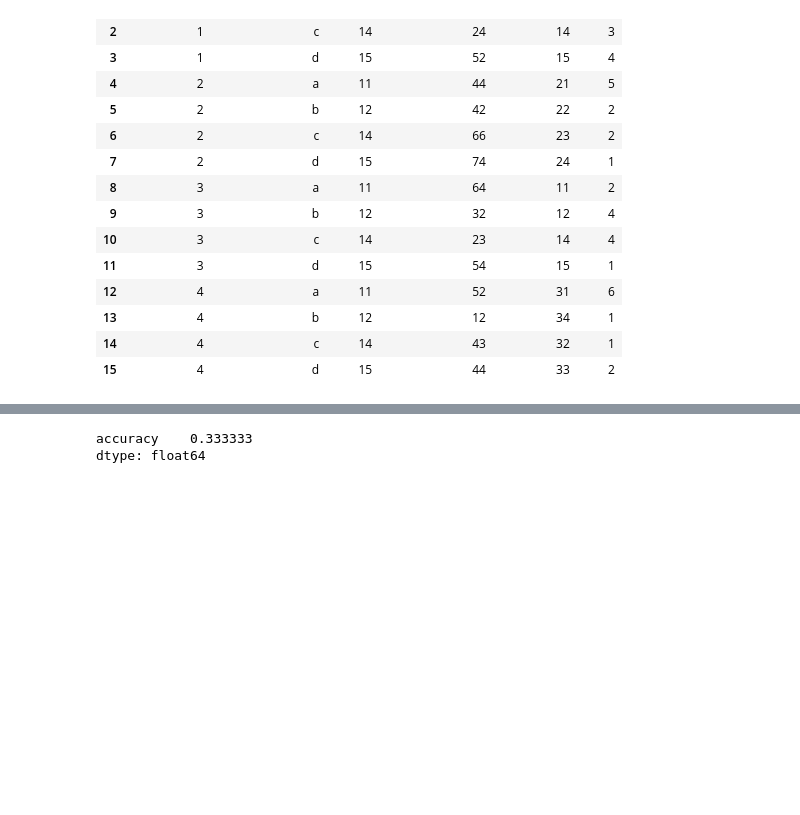
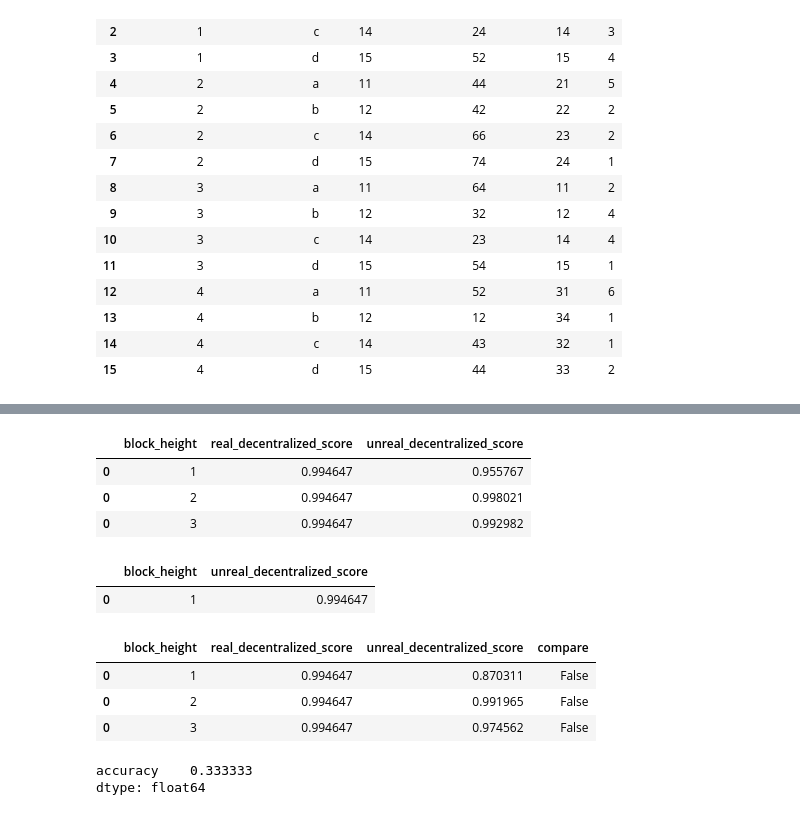
Before and after one commit to hainguyenhuy2002/orchai_validator, a Jupyter notebook: notebooks/01_test.ipynb, the cells around one changed output, grey strips where cells are left out. Drawn from its saved outputs; the diff is of its cells as text; code cells hidden in the pictures; blank space fills up the shorter version.

Commit message:
decentralized back test

```diff
--- a/notebooks/01_test.ipynb
+++ b/notebooks/01_test.ipynb
@@ -448,0 +468,7 @@ df_dec_final = decentralize_backtest(df,'score',1,3,1,1)
+# %%
+df_dec_final
+# %% [output]
+|  | block_height | real_decentralized_score | unreal_decentralized_score |
+| 0 | 1 | 0.994647 | 0.955767 |
+| 0 | 2 | 0.994647 | 0.998021 |
+| 0 | 3 | 0.994647 | 0.992982 |
@@ -449,3 +477,8 @@ df_dec_final = decentralize_backtest(df,'score',1,3,1,1)
+# %%
+df_test
+# %% [output]
+|  | block_height | unreal_decentralized_score |
+| 0 | 1 | 0.994647 |
 # %%
 df_dec_final['compare'] = (df_dec_final['unreal_decentralized_score'] >= df_dec_final['real_decentralized_score'])
 
@@ -454,6 +487,13 @@ df_dec_final['accuracy'] = (df_dec_final['unreal_decentralized_score'] >= df_dec
 df_summarized = df_dec_final.agg({"accuracy":"sum"})
 
 df_final = df_dec_final.drop('accuracy', axis = 1)
+# %%
+df_final
+# %% [output]
+|  | block_height | real_decentralized_score | unreal_decentralized_score | compare |
+| 0 | 1 | 0.994647 | 0.870311 | False |
+| 0 | 2 | 0.994647 | 0.991965 | False |
+| 0 | 3 | 0.994647 | 0.974562 | False |
 # %%
 df_summarized
 # %% [output]
```
Also changed, not shown: parts of 7 cells of this notebook, 1 other file.
